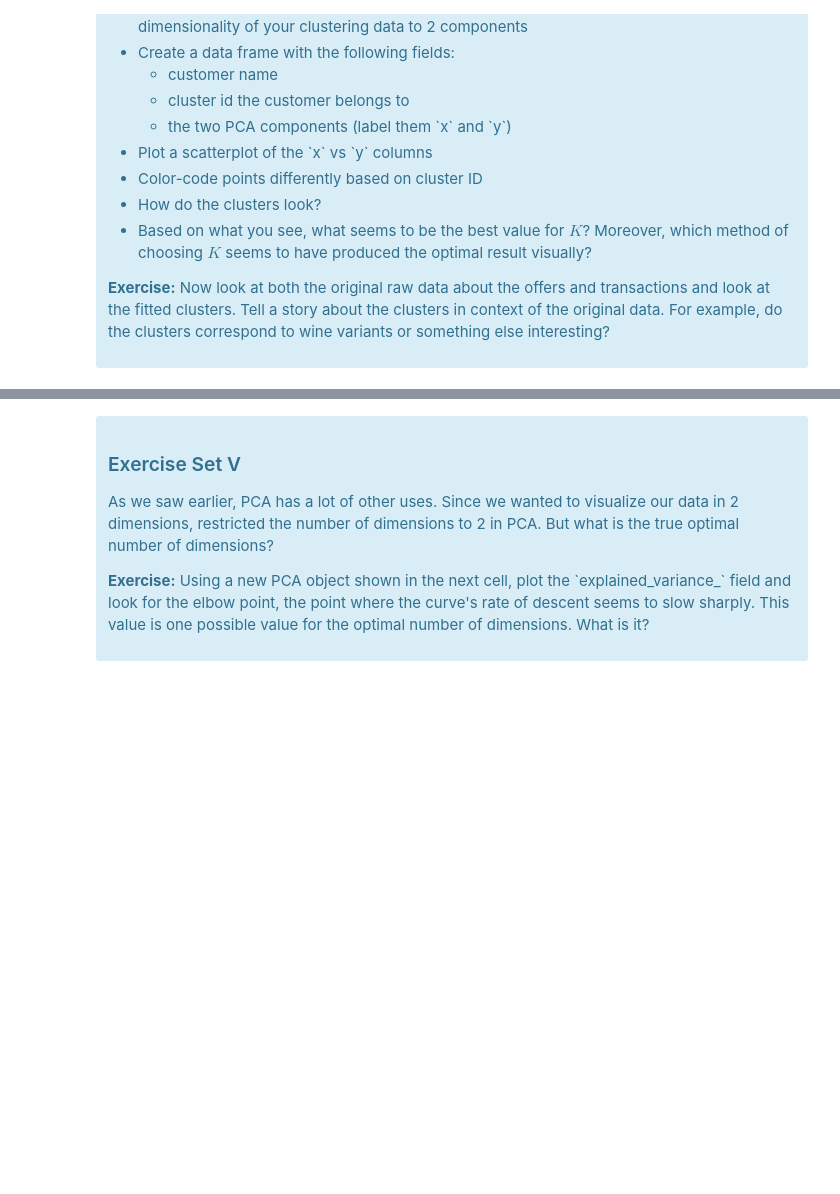
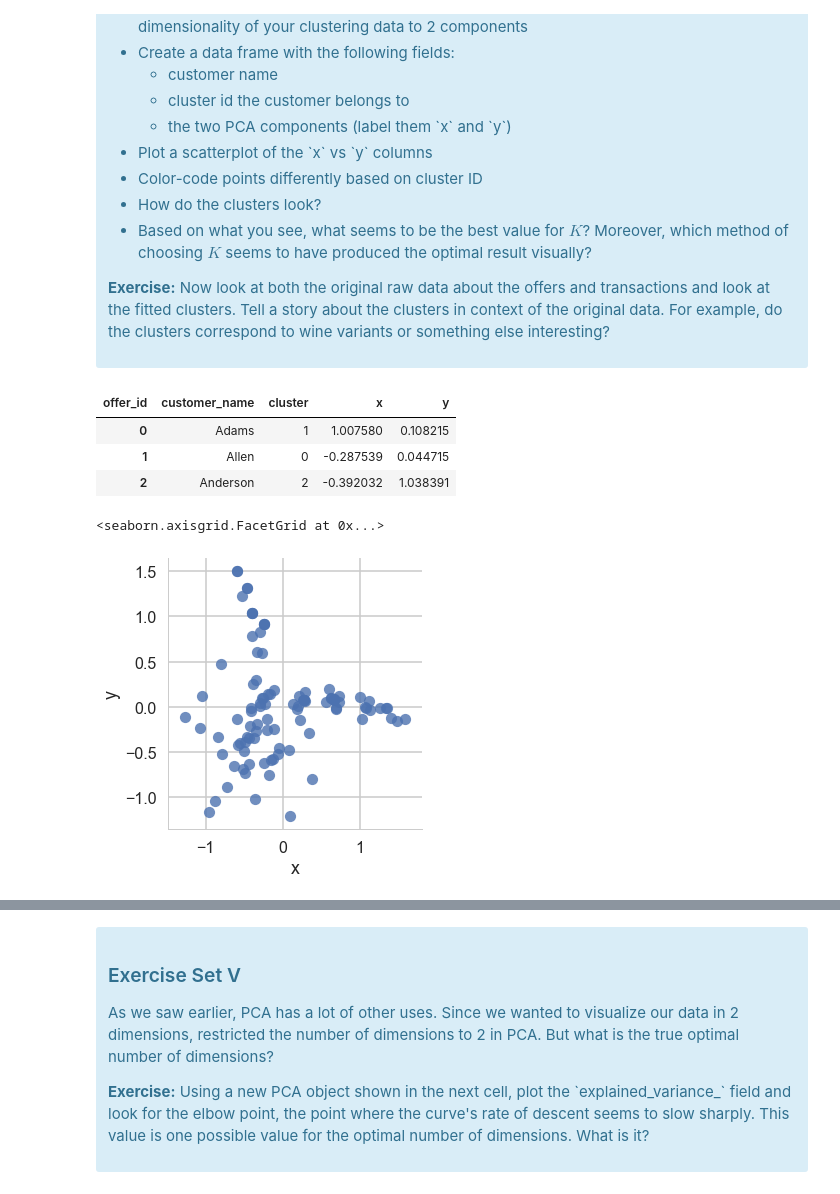
Before and after one commit to bennettjs/springboard, a Jupyter notebook: Mini_Project_Clustering.ipynb, the cells around one changed output, grey strips where cells are left out. Saved outputs shown, nothing was run; the diff lists cells and outputs as text; code cells hidden in the pictures; blank space fills up the shorter version.

```diff
--- a/Mini_Project_Clustering.ipynb
+++ b/Mini_Project_Clustering.ipynb
@@ -236,0 +267,25 @@ This is only one use of PCA for dimension reduction. We can also use PCA when we
+# %%
+#your turn
+from sklearn.decomposition import PCA
+import matplotlib.colors
+
+# Use k-means and PCA for dimensionality reduction:
+model_km = KMeans(n_clusters=3) # try k = 3,5,8 all the decent looking options from above.
+cluster_assignments = model_km.fit_predict(x_cols)
+
+pca = PCA(n_components=2)
+
+matrix['x'] = pca.fit_transform(x_cols)[:,0]
+matrix['y'] = pca.fit_transform(x_cols)[:,1]
+cluster_matrix = matrix[['customer_name', 'cluster', 'x', 'y']]
+cluster_matrix.head(3)
+# %% [output]
+| offer_id | customer_name | cluster | x | y |
+| 0 | Adams | 1 | 1.007580 | 0.108215 |
+| 1 | Allen | 0 | -0.287539 | 0.044715 |
+| 2 | Anderson | 2 | -0.392032 | 1.038391 |
+# %%
+sns.lmplot('x', 'y', cluster_matrix, fit_reg=False)
+# %% [output]
+<seaborn.axisgrid.FacetGrid at 0x...>
+[figure, added]
```
Also changed, not shown: parts of 17 cells of this notebook.
